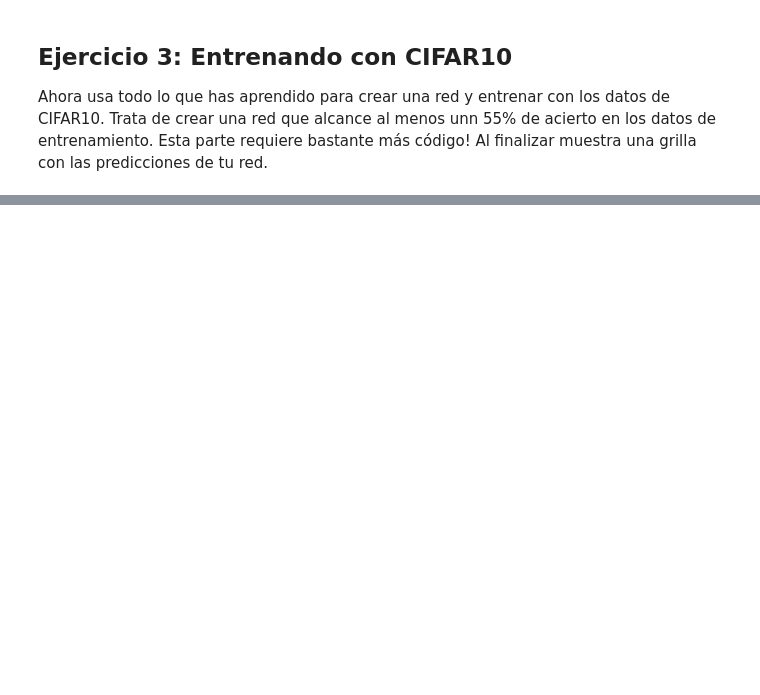
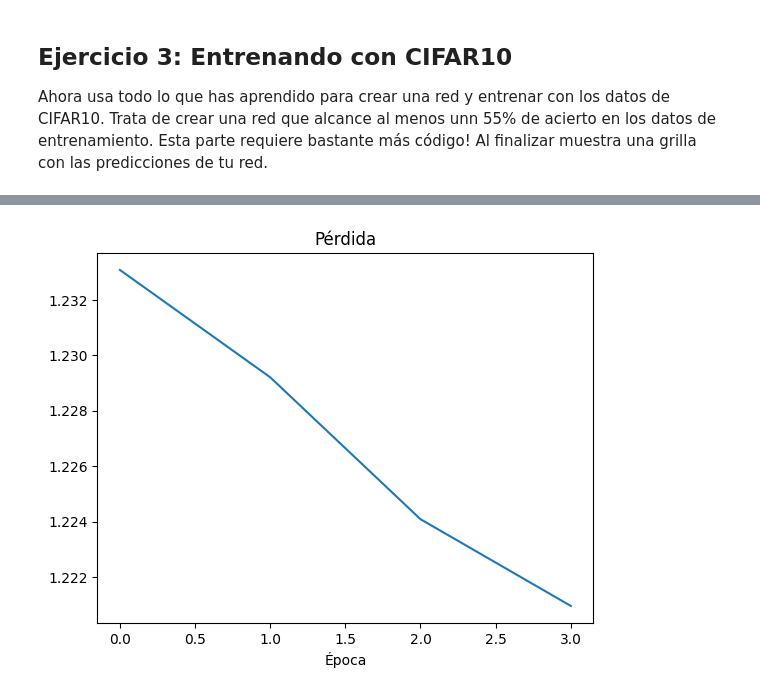
Before and after one commit to Vrivas99/Google_colab, a Jupyter notebook: 1_3_2_Ejemplo_Práctico_Entrenando_Red_Feed_Forward.ipynb, the cells around one changed output, grey strips where cells are left out. Saved outputs shown, nothing was run; the diff lists cells and outputs as text; code cells hidden in the pictures; blank space fills up the shorter version.

```diff
--- a/1_3_2_Ejemplo_Práctico_Entrenando_Red_Feed_Forward.ipynb
+++ b/1_3_2_Ejemplo_Práctico_Entrenando_Red_Feed_Forward.ipynb
@@ -259,3 +293,13 @@ print(M,N,C)
 ##  Ejercicio 3: Entrenando con CIFAR10
 
 Ahora usa todo lo que  has aprendido para crear una red y  entrenar con los datos de CIFAR10. Trata de crear una red que alcance al menos unn  55% de acierto en los datos de entrenamiento. Esta parte requiere bastante más código! Al finalizar muestra  una grilla con las predicciones de tu red.
+# %%
+h1 = 64
+h2 = 32
+# %%
+red = keras.Sequential()
+red.add(keras.layers.Dense(h1, input_dim=N, activation='relu', name='primera_capa'))
+red.add(keras.layers.Dense(h2, activation='relu', name='segunda_capa'))
+red.add(keras.layers.Dense(C, activation='softmax', name='capa_de_output'))
+
+red.summary()
@@ -262,3 +322,14 @@ Ahora usa todo lo que  has aprendido para crear una red y  entrenar con los dato
 # %%
 # Crea la red, compílala, entrénala, muestra el acierto por época
+
+red.compile(
+    loss='categorical_crossentropy',
+    optimizer='sgd',
+    metrics=['accuracy']
+)
 # y finalmente muestra ejemplos de las predicciones
+# %%
+h = red.fit(X, Y,
+        epochs=4,
+        batch_size=28,
+       )
@@ -264,0 +345,7 @@ Ahora usa todo lo que  has aprendido para crear una red y  entrenar con los dato
+# %%
+plt.plot(h.history['loss'])
+plt.title('Pérdida')
+plt.xlabel('Época')
+plt.show()
+# %% [output]
+[figure, added]
```
Also changed, not shown: parts of 15 cells of this notebook.
